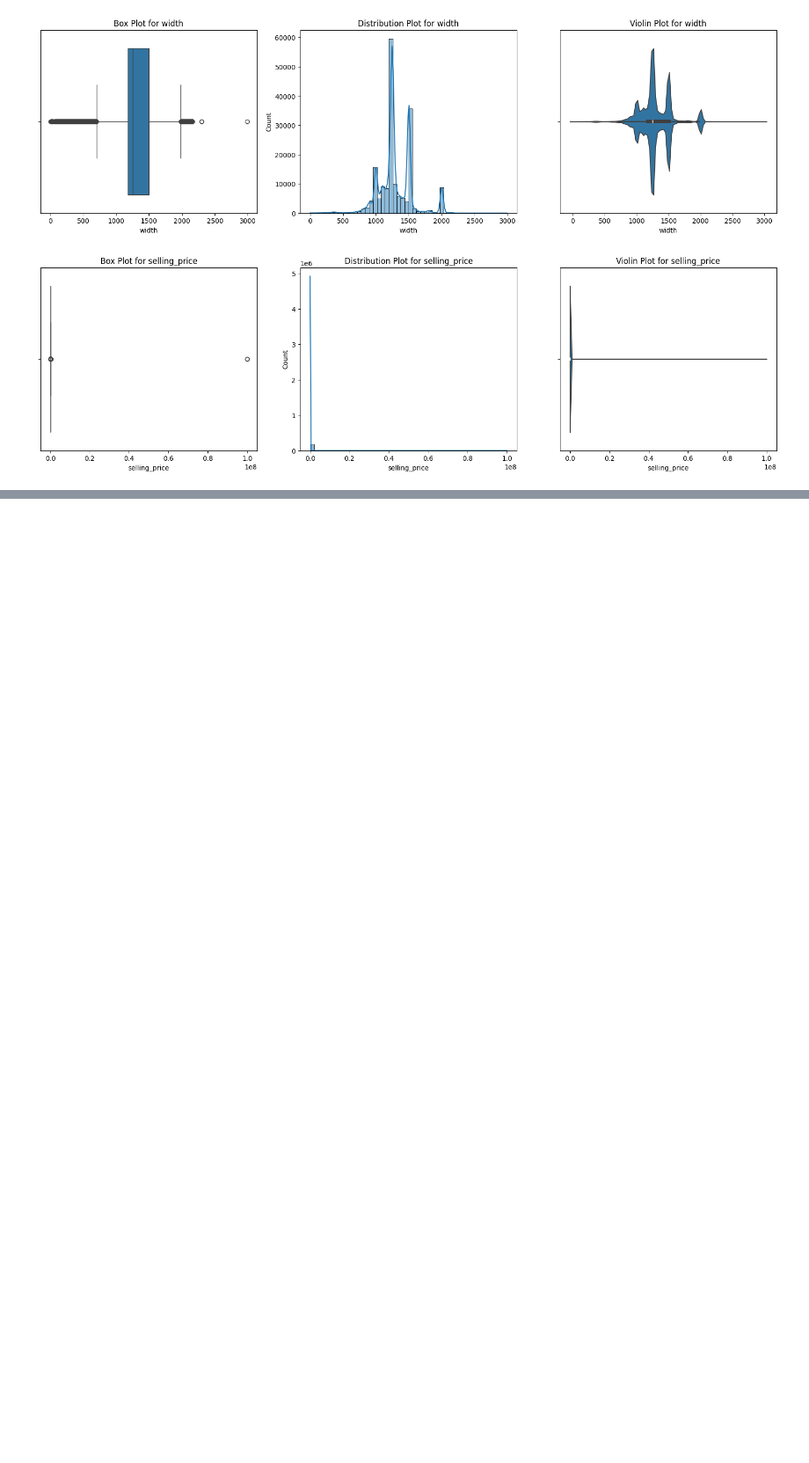
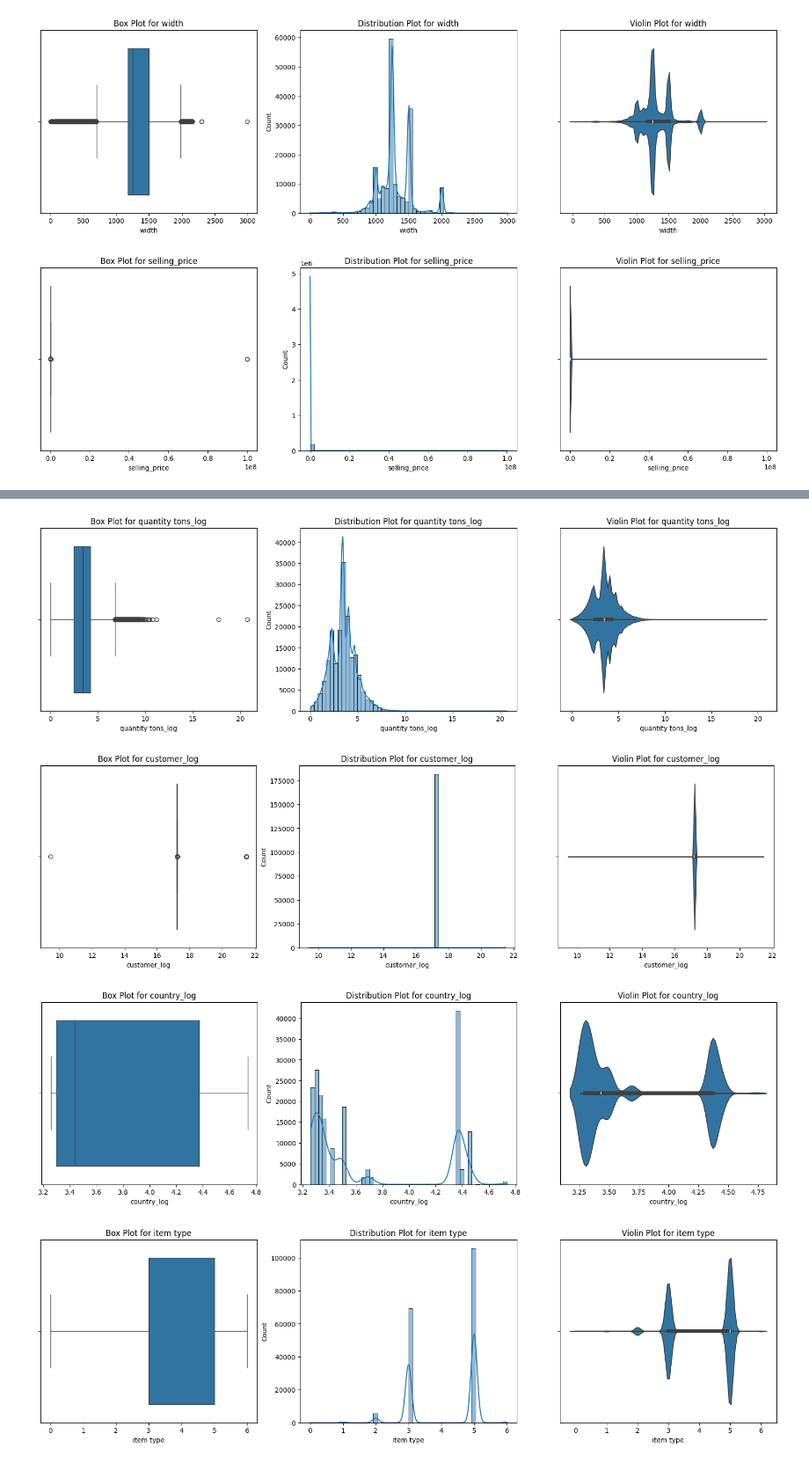
Before and after one commit to gkrishna247/copper-forge, a Jupyter notebook: program.ipynb, the cells around one changed output, grey strips where cells are left out. Shown at 88% size. Saved outputs shown, nothing was run; the diff lists cells and outputs as text; code cells hidden in the pictures; blank space fills up the shorter version.

```diff
--- a/program.ipynb
+++ b/program.ipynb
@@ -491,4 +489,9 @@ NameError: name 'df' is not defined
 # %%
 # check for outliers and skewness in the data
-for i in ['quantity tons', 'customer', 'country', 'item type', 'application', 'thickness', 'width', 'selling_price']:
-    plot(df, i)
+for i in ['quantity tons_log', 'customer_log', 'country_log', 'item type', 'application', 'thickness_log', 'width_log', 'selling_price_log']:
+    plot(df, i)``
+# %% [output]
+[figure, added]
+[figure, added]
+[figure, added]
+[figure, added]
```
Also changed, not shown: parts of 19 cells of this notebook, 1 other file.
